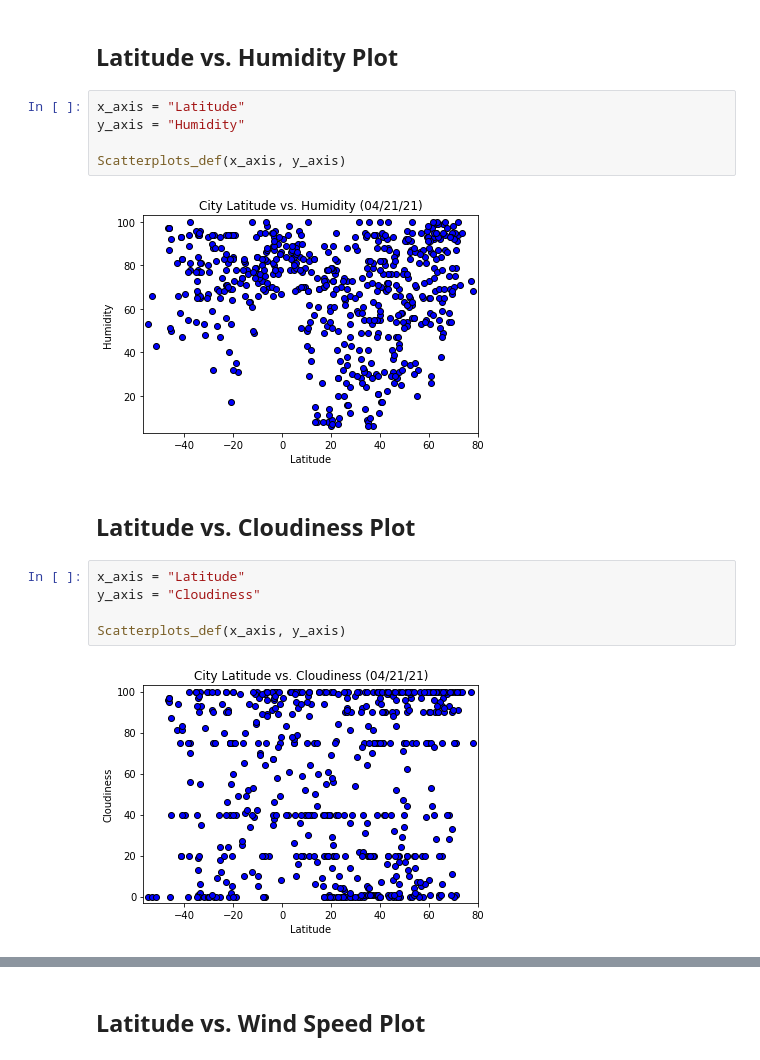
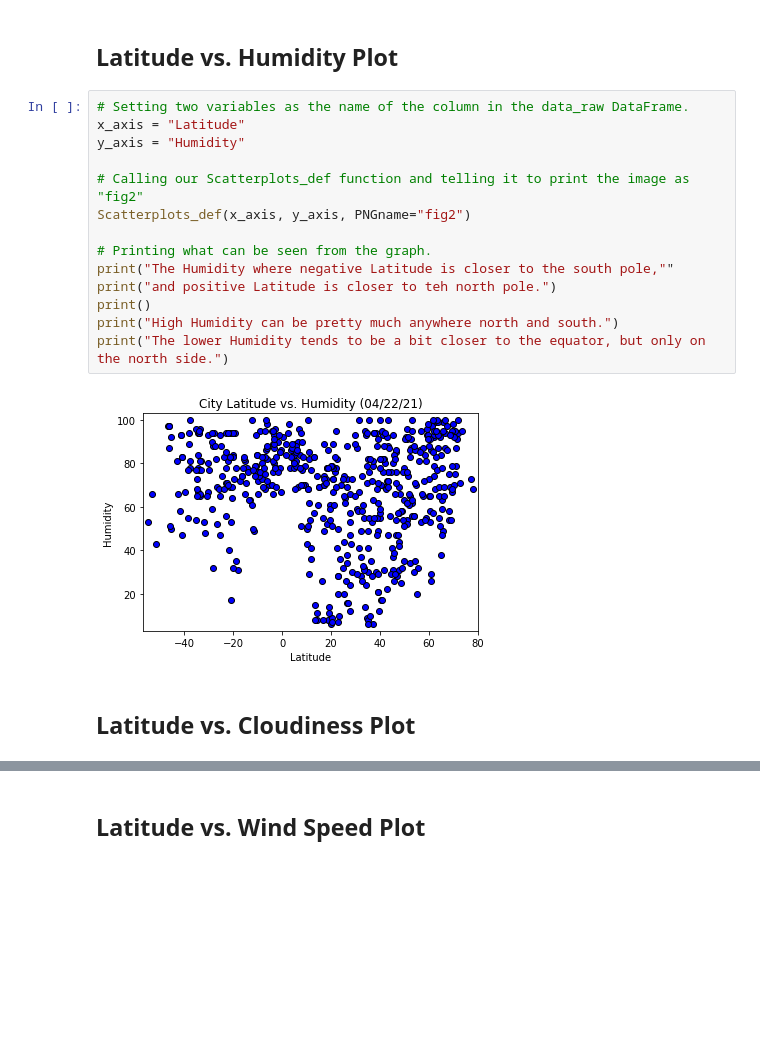
Before and after one commit to DerekLarson77/OpenWeatherMap-API-Visualization, a Jupyter notebook: WeatherPy/WeatherPy.ipynb, the cells around one changed output, grey strips where cells are left out. Saved outputs shown, nothing was run; the diff lists cells and outputs as text; blank space fills up the shorter version.

```diff
--- a/WeatherPy/WeatherPy.ipynb
+++ b/WeatherPy/WeatherPy.ipynb
@@ -216,18 +321,20 @@ Scatterplots_def(x_axis, y_axis)
 # %% [markdown]
 ## Latitude vs. Humidity Plot
-# %%
-x_axis = "Latitude"
-y_axis = "Humidity"
-
-Scatterplots_def(x_axis, y_axis)
-# %% [output]
-[figure, removed]
+# %%
+# Setting two variables as the name of the column in the data_raw DataFrame.
+x_axis = "Latitude"
+y_axis = "Humidity"
+
+# Calling our Scatterplots_def function and telling it to print the image as "fig2"
+Scatterplots_def(x_axis, y_axis, PNGname="fig2")
+
+# Printing what can be seen from the graph.
+print("The Humidity where negative Latitude is closer to the south pole,""
+print("and positive Latitude is closer to teh north pole.")
+print()
+print("High Humidity can be pretty much anywhere north and south.")
+print("The lower Humidity tends to be a bit closer to the equator, but only on the north side.")
+# %% [output]
+[figure, added]
 # %% [markdown]
 ## Latitude vs. Cloudiness Plot
-# %%
-x_axis = "Latitude"
-y_axis = "Cloudiness"
-
-Scatterplots_def(x_axis, y_axis)
-# %% [output]
-[figure, removed]
```
Also changed, not shown: parts of 15 cells of this notebook.
